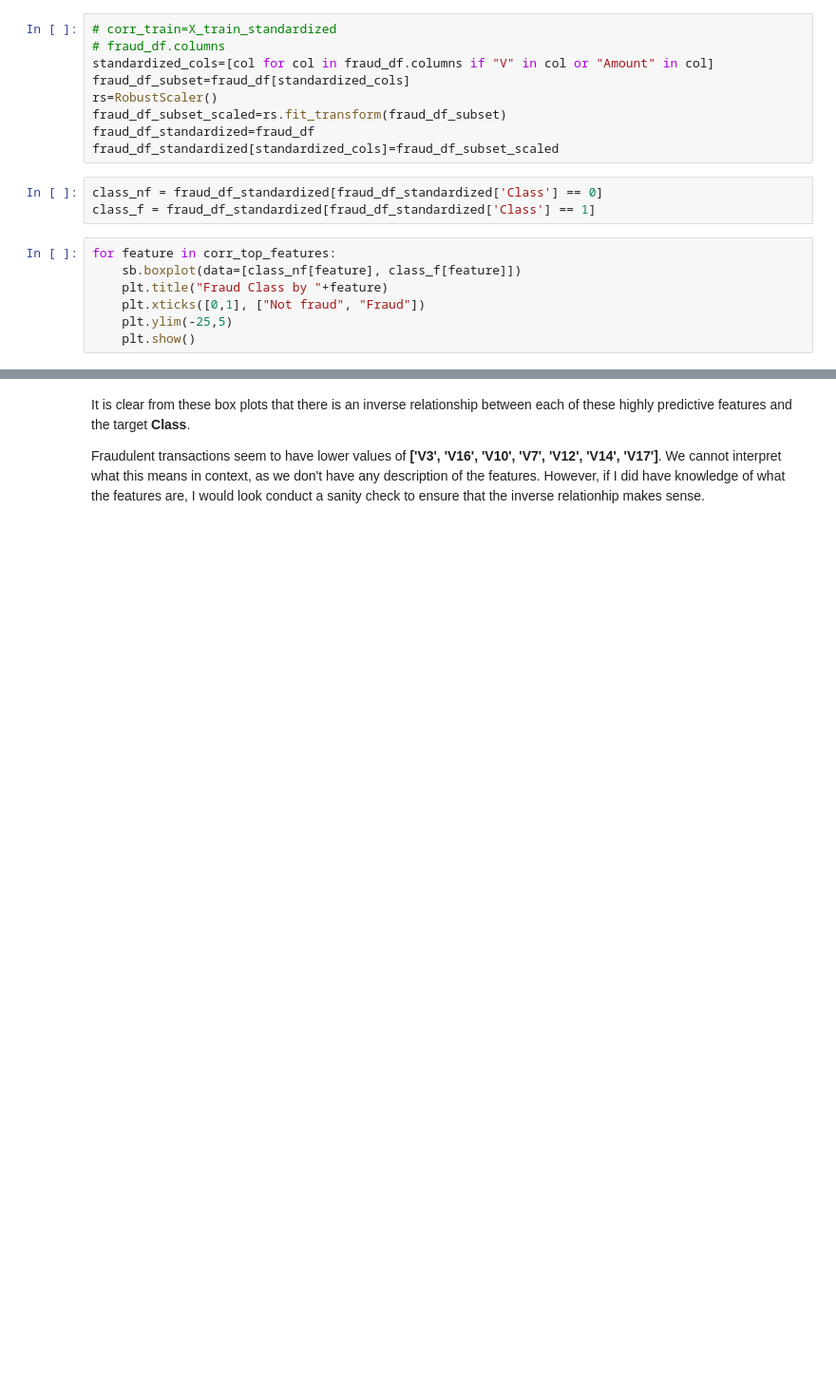
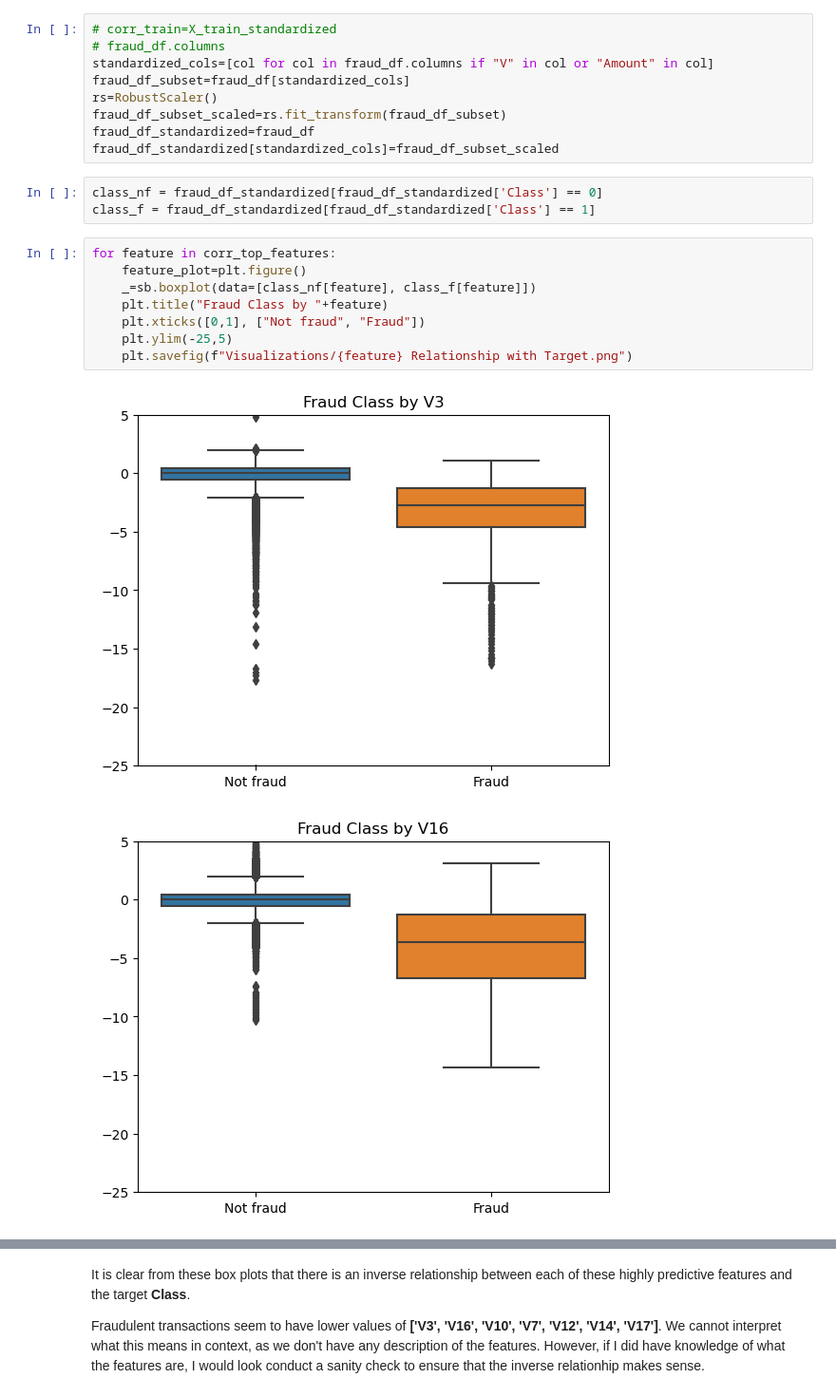
Before and after one commit to jpw24/Data-Science-Repository, a Jupyter notebook: Fraud Detection Python and SQL.ipynb, the cells around one changed output, grey strips where cells are left out. Shown: that part at 95% size. Drawn from its saved outputs; the diff is of its cells as text; blank space fills up the shorter version.

```diff
--- a/Fraud Detection Python and SQL.ipynb
+++ b/Fraud Detection Python and SQL.ipynb
@@ -201,8 +220,12 @@ class_nf = fraud_df_standardized[fraud_df_standardized['Class'] == 0]
 class_f = fraud_df_standardized[fraud_df_standardized['Class'] == 1]
 # %%
 for feature in corr_top_features:
-    sb.boxplot(data=[class_nf[feature], class_f[feature]])
+    feature_plot=plt.figure()
+    _=sb.boxplot(data=[class_nf[feature], class_f[feature]])
     plt.title("Fraud Class by "+feature)
     plt.xticks([0,1], ["Not fraud", "Fraud"])
     plt.ylim(-25,5)
-    plt.show()
+    plt.savefig(f"Visualizations/{feature} Relationship with Target.png")
+# %% [output]
+[figure, added]
+[figure, added]
```
Also changed, not shown: parts of 39 cells of this notebook, 14 other files.
